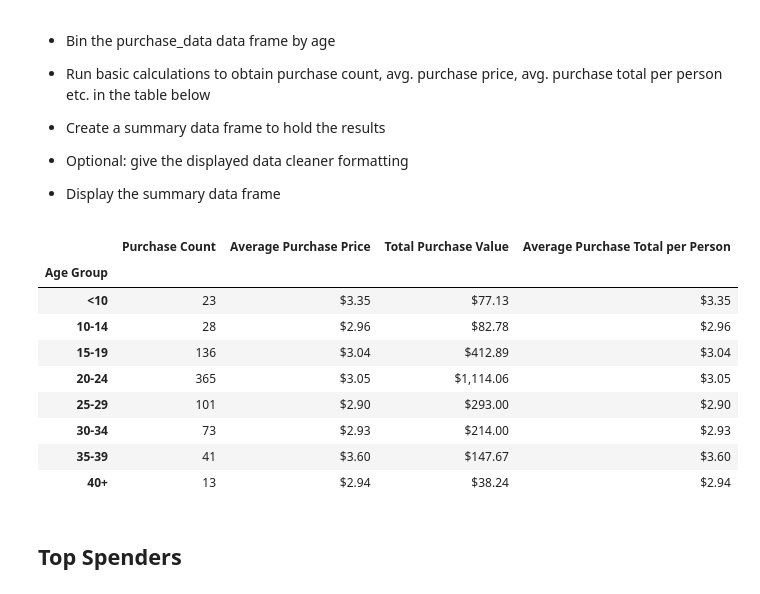
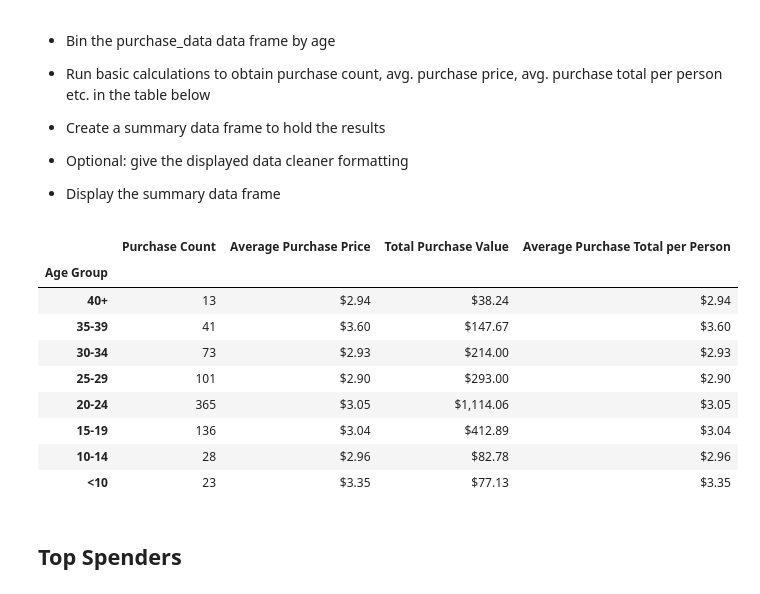
Before and after one commit to df-danfox/Pandas_Homework, a Jupyter notebook: HeroesOfPymoli_Final.ipynb, the cells around one changed output. Cells and saved outputs as stored; diff of their text form; code cells hidden in the pictures.

```diff
--- a/HeroesOfPymoli_Final.ipynb
+++ b/HeroesOfPymoli_Final.ipynb
@@ -227,42 +229,44 @@ age_demographics.style.format({"Percentage of Players":"{:,.2f}"})
 age_bins = [0, 9, 14, 19, 24, 29, 34, 39, 50]
 group_names = ["<10","10-14", "15-19", "20-24", "25-29", "30-34", "35-39", "40+"]
 
 # Categorize the existing players using the age bins
 pd_df["Age Group"] = pd.cut(pd_df["Age"],age_bins, labels=group_names)
 
 # Purchase count
 age_count = age_grouped["Purchase ID"].count()
 
 # Average purchase price by age group
 avg_price = age_grouped["Price"].mean()
 
 # Total purchase value by age group
 value = age_grouped["Price"].sum()
 
 # Average total purchase per person
 avg_ppp_age =value/age_count
 
 # Create a summary data frame to hold the results
 age_demo = pd.DataFrame({"Purchase Count": age_count,
                                  "Average Purchase Price": avg_price,
                                  "Total Purchase Value":value,
-                                 "Average Purchase Total per Person": avg_ppp_age})
+
+                         #Sort the data                                 "Average Purchase Total per Person": avg_ppp_age})
+age_demo = age_demo.sort_index(ascending=False)
 
 # Make a pretty table
 age_demo.style.format({"Average Purchase Price":"${:,.2f}",
                        "Total Purchase Value":"${:,.2f}",
                        "Average Purchase Total per Person":"${:,.2f}"})
 # %% [output]
 |  | Purchase Count | Average Purchase Price | Total Purchase Value | Average Purchase Total per Person |
 | Age Group |  |  |  |  |
+| 40+ | 13 | $2.94 | $38.24 | $2.94 |
+| 35-39 | 41 | $3.60 | $147.67 | $3.60 |
+| 30-34 | 73 | $2.93 | $214.00 | $2.93 |
+| 25-29 | 101 | $2.90 | $293.00 | $2.90 |
+| 20-24 | 365 | $3.05 | $1,114.06 | $3.05 |
+| 15-19 | 136 | $3.04 | $412.89 | $3.04 |
+| 10-14 | 28 | $2.96 | $82.78 | $2.96 |
 | <10 | 23 | $3.35 | $77.13 | $3.35 |
-| 10-14 | 28 | $2.96 | $82.78 | $2.96 |
-| 15-19 | 136 | $3.04 | $412.89 | $3.04 |
-| 20-24 | 365 | $3.05 | $1,114.06 | $3.05 |
-| 25-29 | 101 | $2.90 | $293.00 | $2.90 |
-| 30-34 | 73 | $2.93 | $214.00 | $2.93 |
-| 35-39 | 41 | $3.60 | $147.67 | $3.60 |
-| 40+ | 13 | $2.94 | $38.24 | $2.94 |
 # %% [markdown]
 ## Top Spenders
 # %% [markdown]
```
Also changed, not shown: parts of 2 cells of this notebook.
